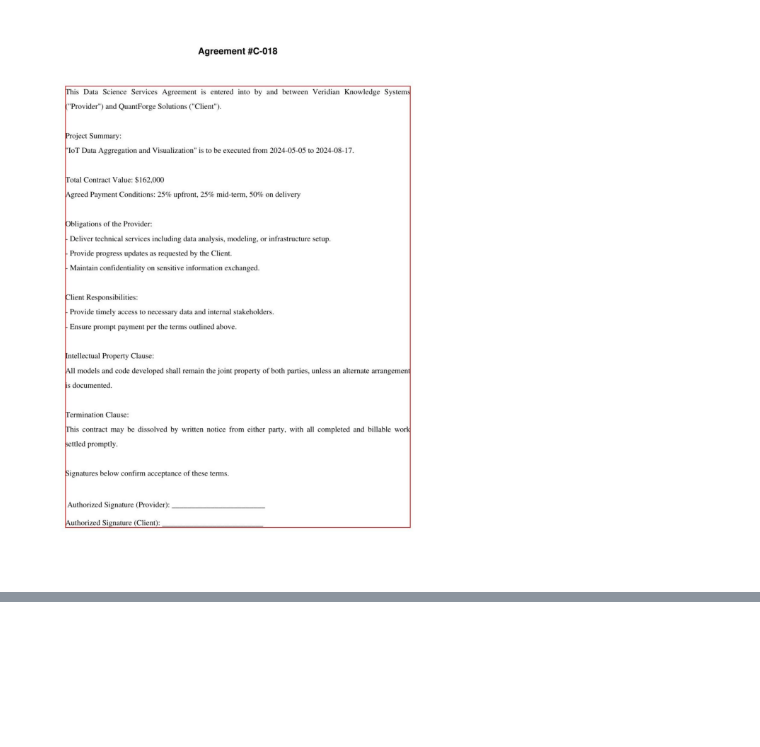
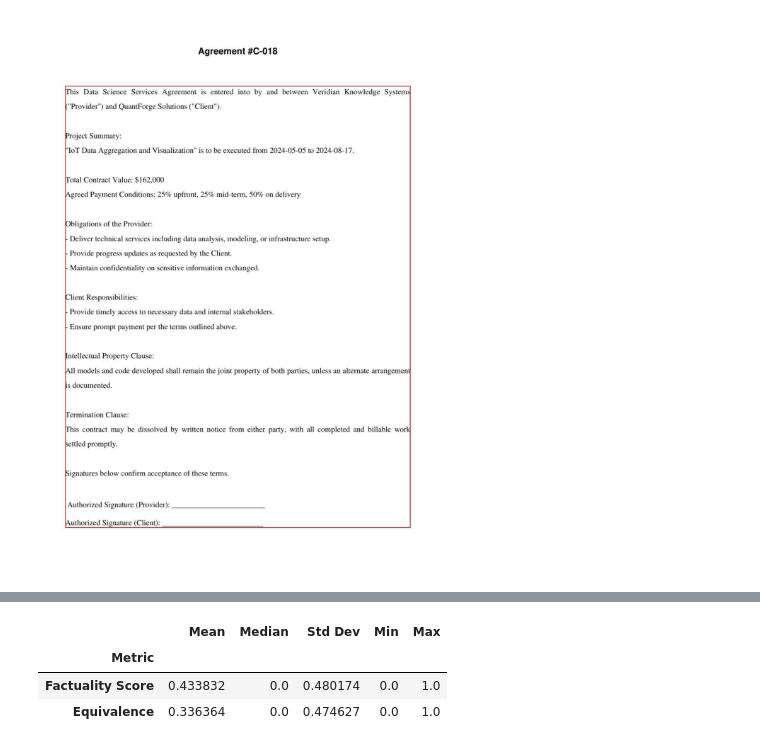
Before and after one commit to pedrocassalpacheco/contextual.ai, a Jupyter notebook: contextual-101.ipynb, the cells around one changed output, grey strips where cells are left out. Cells and saved outputs as stored; diff of their text form; code cells hidden in the pictures; blank space fills up the shorter version.

```diff
--- a/contextual-101.ipynb
+++ b/contextual-101.ipynb
@@ -414,0 +439,45 @@ INFO:__main__:Evaluation Status: processing
+# %%
+eval_results = client.agents.datasets.evaluate.retrieve(
+    dataset_name=eval_status.dataset_name, agent_id=agent_id
+)
+df = process_binary_evaluation(eval_results)
+df.to_csv("eval_results.csv")
+df["factuality_score"] = df["results"].apply(lambda r: r["factuality_v4.5"]["score"])
+df["equivalence"] = df["results"].apply(lambda r: r["equivalence"]["score"])
+# %%
+factuality_mean = df["factuality_score"].mean()
+factuality_median = df["factuality_score"].median()
+factuality_std = df["factuality_score"].std()
+factuality_min = df["factuality_score"].min()
+factuality_max = df["factuality_score"].max()
+
+equivalence_mean = df["equivalence"].mean()
+equivalence_median = df["equivalence"].median()
+equivalence_std = df["equivalence"].std()
+equivalence_min = df["equivalence"].min()
+equivalence_max = df["equivalence"].max()
+
+import pandas as pd
+
+# Create a summary DataFrame
+summary = pd.DataFrame(
+    {
+        "Metric": ["Factuality Score", "Equivalence"],
+        "Mean": [factuality_mean, equivalence_mean],
+        "Median": [factuality_median, equivalence_median],
+        "Std Dev": [factuality_std, equivalence_std],
+        "Min": [factuality_min, equivalence_min],
+        "Max": [factuality_max, equivalence_max],
+    }
+)
+
+# Set Metric as index for a cleaner look
+summary.set_index("Metric", inplace=True)
+
+# Display as a table (will render nicely in Jupyter/VS Code)
+display(summary)
+# %% [output]
+|  | Mean | Median | Std Dev | Min | Max |
+| Metric |  |  |  |  |  |
+| Factuality Score | 0.433832 | 0.0 | 0.480174 | 0.0 | 1.0 |
+| Equivalence | 0.336364 | 0.0 | 0.474627 | 0.0 | 1.0 |
```
Also changed, not shown: parts of 4 cells of this notebook.
